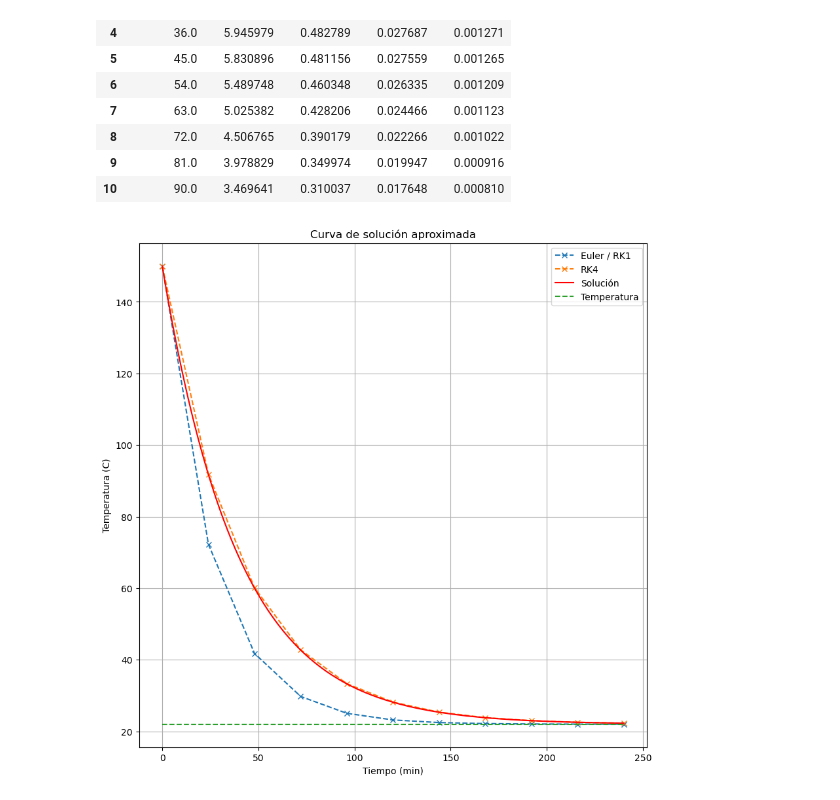
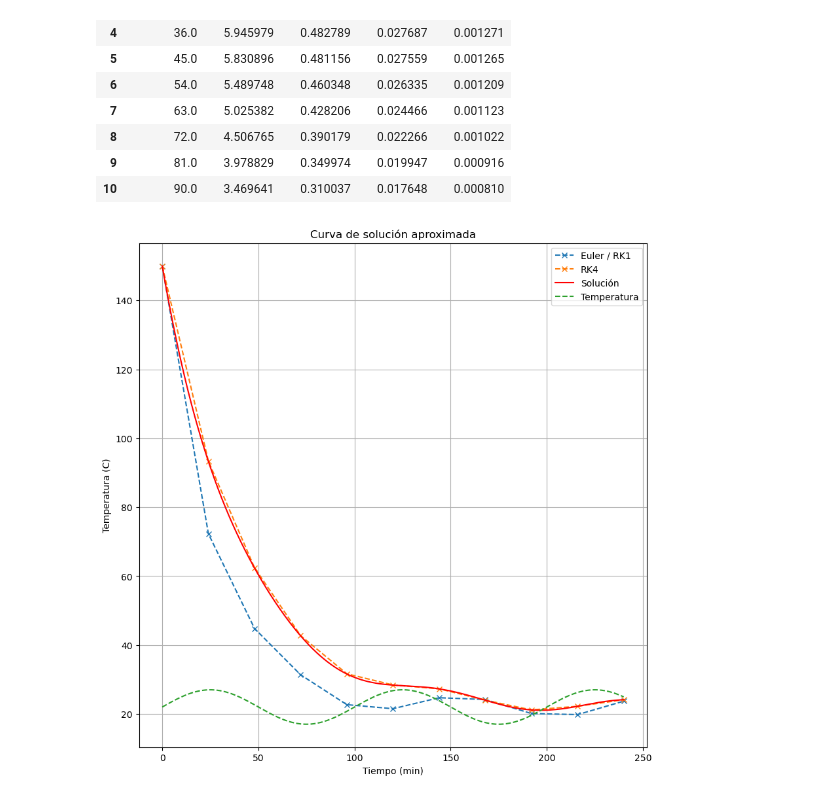
Before and after one commit to caramirezs/MetNum_202260, a Jupyter notebook: 4.2_Runge-Kutta.ipynb, the cells around one changed output. Saved outputs shown, nothing was run; the diff lists cells and outputs as text; code cells hidden in the pictures.

```diff
--- a/4.2_Runge-Kutta.ipynb
+++ b/4.2_Runge-Kutta.ipynb
@@ -141,36 +141,36 @@ df_error
 | 10 | 90.0 | 3.469641 | 0.310037 | 0.017648 | 0.000810 |
 # %%
 k = -0.0253
-m = 0
+m = -5
 d = 50
 temp = lambda t: -m*np.sin(np.pi*t/d) + 22
 func = lambda t, y: k*(y- temp(t))
 to = 0
 tf = 60*4
 yo = 150
 n = 10
 t,y = KR1(func,to,yo,tf, n)
 t2,y2 = KR2(func,to,yo,tf, n)
 t3,y3 = KR3(func,to,yo,tf, n)
 t4,y4 = KR4(func,to,yo,tf, n)
 fig = plt.figure(figsize=(10, 10))
 plt.plot(t,y, 'x--', label='Euler / RK1')
 # plt.plot(t2,y2, 'x--', label='RK2')
 # plt.plot(t3,y3, 'x--', label='RK3')
 plt.plot(t4,y4, 'x--', label='RK4')
 
 # Si se tiene la curva solución
 t_l = linspace(to , tf, 1000)
 y_sol = lambda t: (1/(d**2*k**2 + np.pi**2)) * (22*d**2*k**2 + 128*d**2*k**2*np.exp(k*t) + d*k*m*np.pi*np.exp(k*t) + 22*np.pi**2 + 128*np.pi**2*np.exp(k*t) - d*k*m*np.pi*np.cos(np.pi*t/d) - d**2*k**2*m*np.sin(np.pi*t/d))
 plt.plot(t_l,y_sol(t_l), 'r', label='Solución')
 plt.plot(t_l,temp(t_l), '--', label='Temperatura')
 # # # # # # # # # # # #
 
 plt.title("Curva de solución aproximada")
 plt.grid(True)
 plt.xlabel('Tiempo (min)')
 plt.ylabel('Temperatura (C)')
 plt.legend()
 plt.show()
 # %% [output]
-[figure, old version]
+[figure, new version]
```
